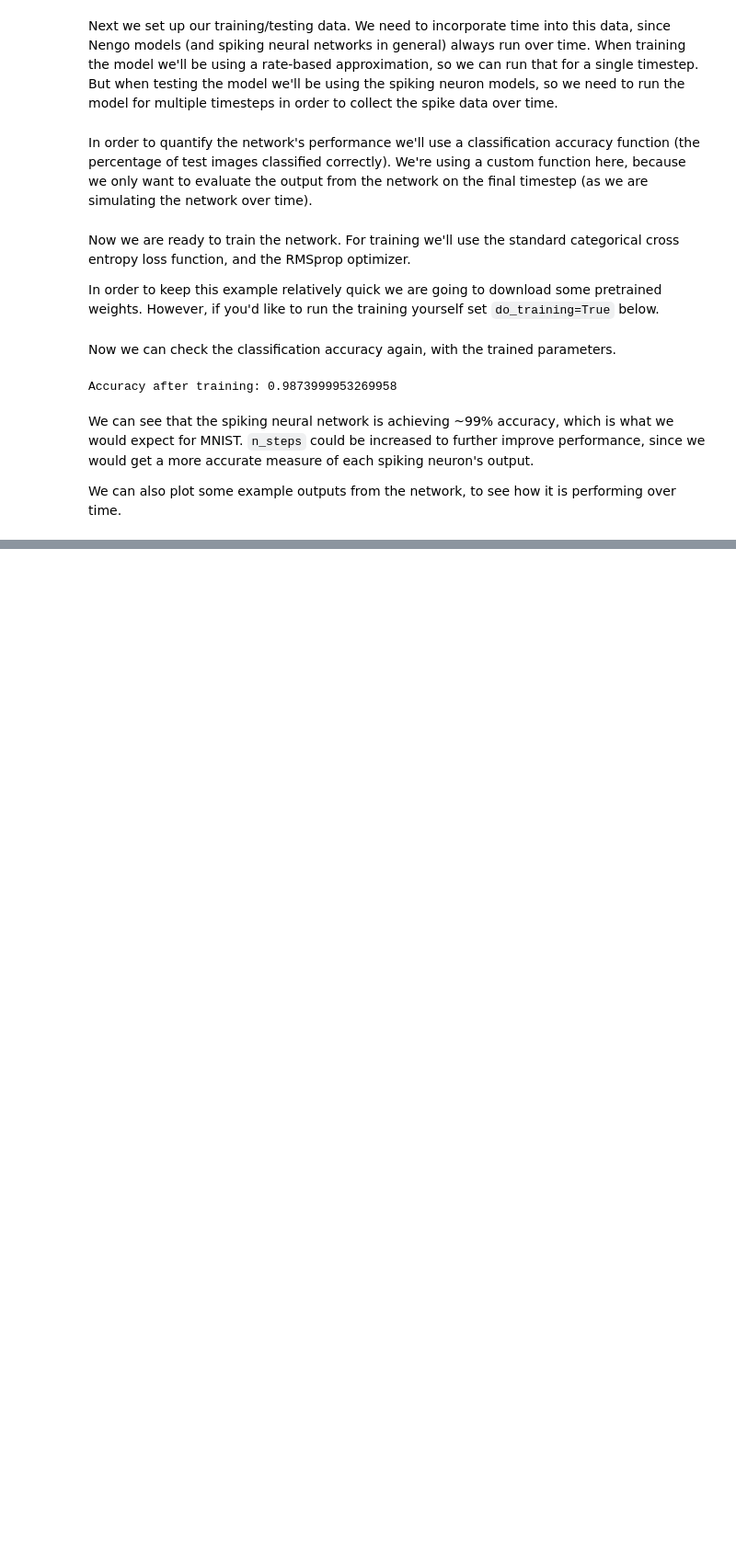
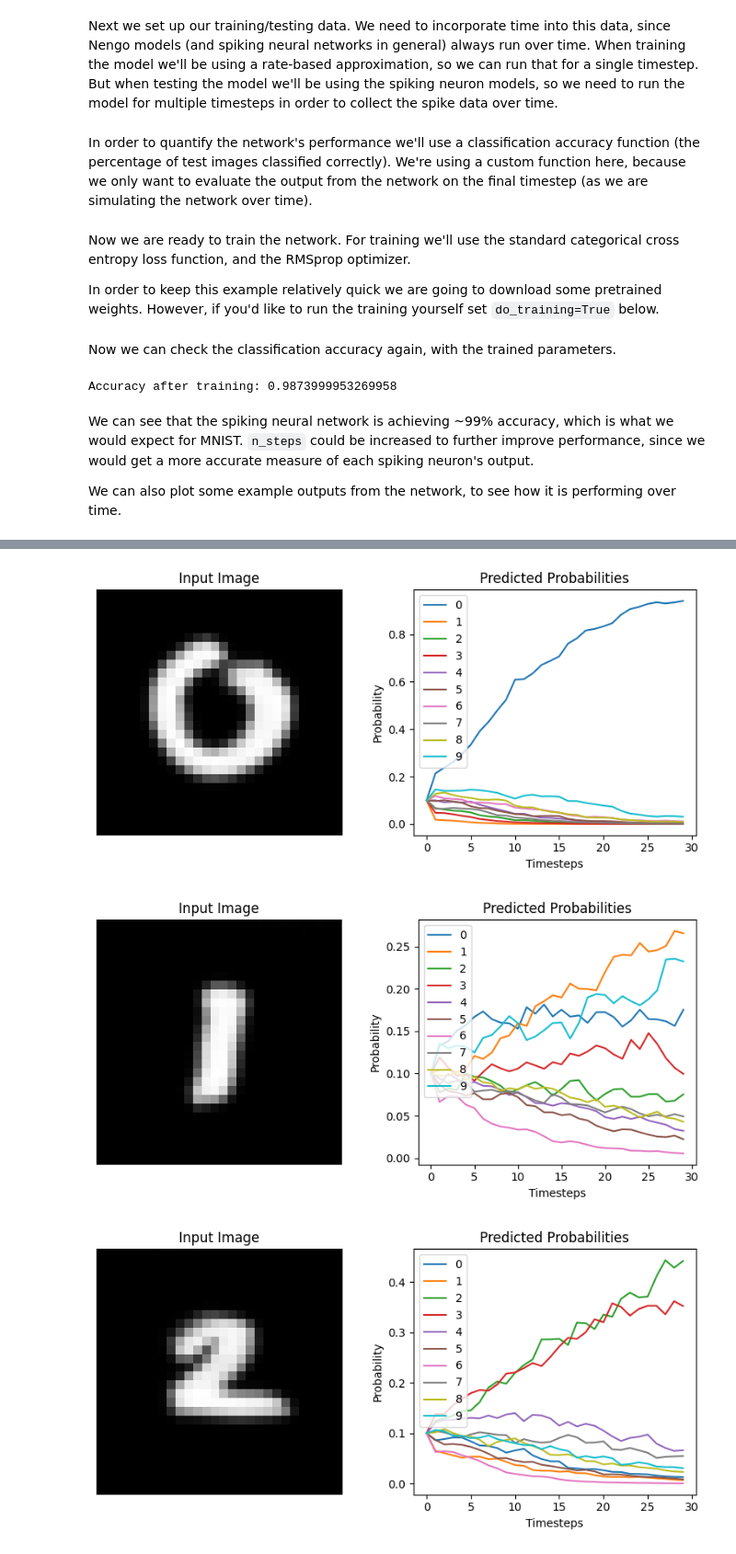
Before and after one commit to JesseK18/Cogntive_Neuroscience, a Jupyter notebook: docs/examples/spiking-mnist.ipynb, the cells around one changed output, grey strips where cells are left out. Shown at 92% size. Saved outputs shown, nothing was run; the diff lists cells and outputs as text; code cells hidden in the pictures; blank space fills up the shorter version.

```diff
--- a/docs/examples/spiking-mnist.ipynb
+++ b/docs/examples/spiking-mnist.ipynb
@@ -268,6 +269,8 @@ for i in range(5):
 [figure]
 [figure]
 # %%
+#reproducibility
+np.random.seed(42)
 
 digits_X = np.load('digits_X.npy')
 digits_y = np.load('digits_y.npy')
@@ -279,9 +282,6 @@ digits_y = digits_y[:, None, None]  # Add time and output dimensions
 n_steps = 30
 digits_X = np.tile(digits_X, (1, n_steps, 1))
 digits_y = np.tile(digits_y, (1, n_steps, 1))
-
-assert digits_X.shape[1:] == (n_steps, digits_X.shape[2]),
-assert digits_y.shape[1:] == (n_steps, 1),
 
 # Adjust Input Batch Size
 minibatch_size = sim.minibatch_size
@@ -318,0 +320,3 @@ SyntaxError: invalid syntax (<ipython-input-10-da38c9b50444>, line 11)
+[figure, added]
+[figure, added]
+[figure, added]
```
Also changed, not shown: parts of 8 cells of this notebook.
